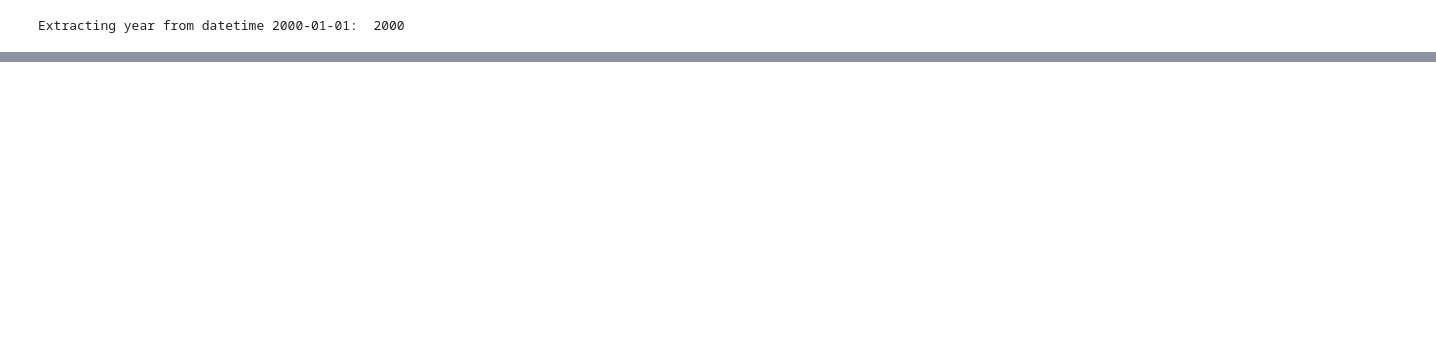
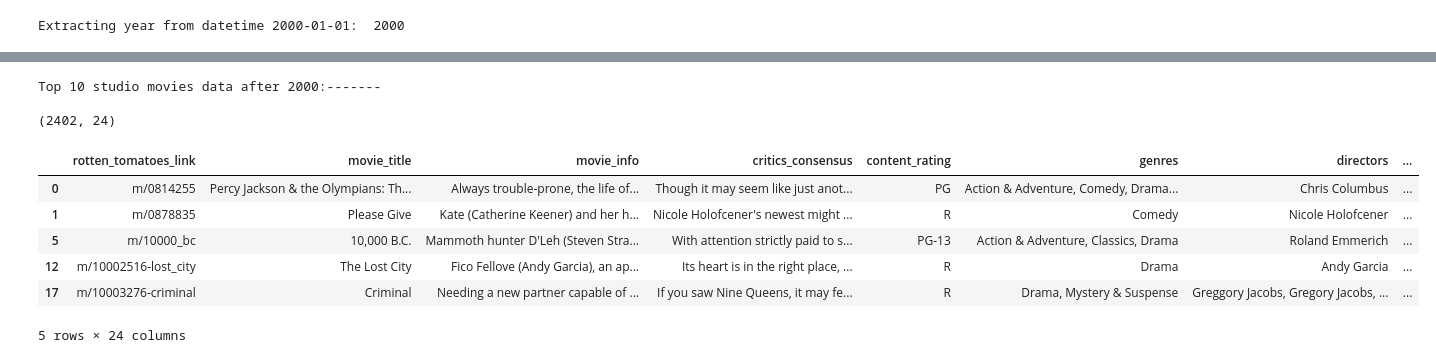
Before and after one commit to mynkbtp/ML_workspace_2022, a Jupyter notebook: NLP/critics_movie_reviews.ipynb, the cells around one changed output, grey strips where cells are left out. Saved outputs shown, nothing was run; the diff lists cells and outputs as text; code cells hidden in the pictures; blank space fills up the shorter version.

```diff
--- a/NLP/critics_movie_reviews.ipynb
+++ b/NLP/critics_movie_reviews.ipynb
@@ -151,0 +240,18 @@ sns.displot(data=movies_df.release_year)
+# %%
+movies_df.columns
+
+print("\n       ---movies produced after 2000---")
+movies_2k_df=movies_df[movies_df["release_year"]>2000]
+movies_2k_df.head(5)
+
+print("Total movies produced:",movies_df.shape[0])
+print("Movies produced after 2000:",movies_2k_df.shape[0])
+print("%age of movies after 2000: ", movies_2k_df.shape[0]/movies_df.shape[0] )
+
+print("\nUnique genres: \n",len(list(movies_df.genres.unique())))
+
+print("\n   Top 10 genre movies produced----")
+print(movies_df.genres.value_counts()[:10])
+
+print("\n  Top 10 genre movies produced after 2000s----")
+print(movies_2k_df.genres.value_counts()[:10])
@@ -151,0 +288,13 @@ sns.displot(data=movies_df.release_year)
+# %%
+# Which production studio produced which genre of movies most after 2000
+print("--Top 10 production studios after 2000---")
+print(movies_2k_df["production_company"].value_counts()[:10])
+studio_2k_top10=list(movies_2k_df["production_company"].value_counts()[:10].index)
+
+
+print("\nTop 10 studio names: \n",studio_2k_top10 )
+
+
+
+print("\nType of genre movies produced by each studios post 2000")
+movies_2k_df.groupby(["production_company","genres"])["genres"].count()
@@ -151,0 +332,16 @@ sns.displot(data=movies_df.release_year)
+# %%
+print("Top 10 studio movies data after 2000:-------\n")
+top10studio_data = movies_2k_df[movies_2k_df["production_company"].isin(studio_2k_top10)]
+print(top10studio_data.shape)
+top10studio_data.head(5)
+# %% [output]
+Top 10 studio movies data after 2000:-------
+
+(2402, 24)
+|  | rotten_tomatoes_link | movie_title | movie_info | critics_consensus | content_rating | genres | directors | ... |
+| 0 | m/0814255 | Percy Jackson & the Olympians: Th... | Always trouble-prone, the life of... | Though it may seem like just anot... | PG | Action & Adventure, Comedy, Drama... | Chris Columbus | ... |
+| 1 | m/0878835 | Please Give | Kate (Catherine Keener) and her h... | Nicole Holofcener's newest might ... | R | Comedy | Nicole Holofcener | ... |
+| 5 | m/10000_bc | 10,000 B.C. | Mammoth hunter D'Leh (Steven Stra... | With attention strictly paid to s... | PG-13 | Action & Adventure, Classics, Drama | Roland Emmerich | ... |
+| 12 | m/10002516-lost_city | The Lost City | Fico Fellove (Andy Garcia), an ap... | Its heart is in the right place, ... | R | Drama | Andy Garcia | ... |
+| 17 | m/10003276-criminal | Criminal | Needing a new partner capable of ... | If you saw Nine Queens, it may fe... | R | Drama, Mystery & Suspense | Greggory Jacobs, Gregory Jacobs, ... | ... |
+5 rows × 24 columns
```
Also changed, not shown: parts of 28 cells of this notebook.
